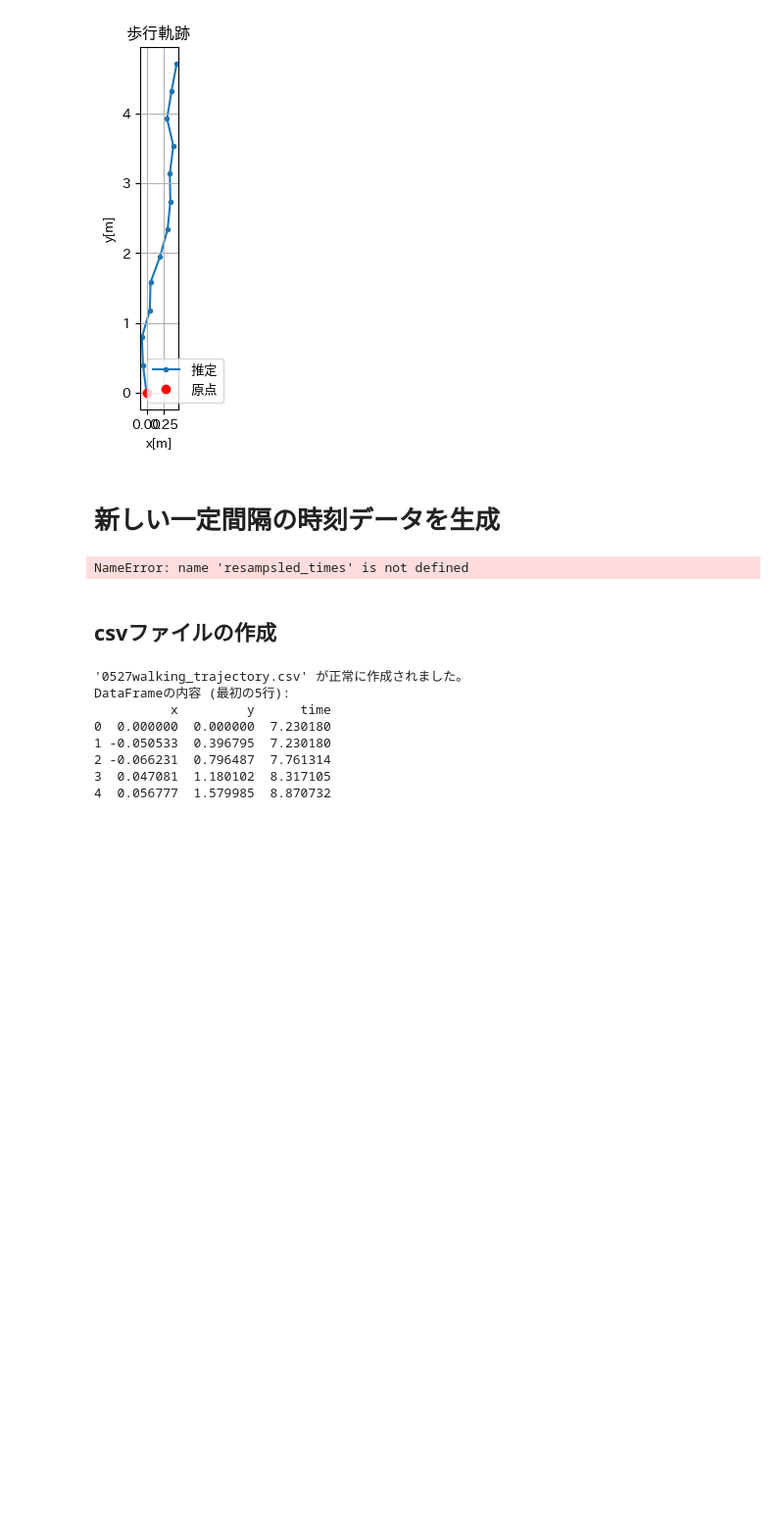
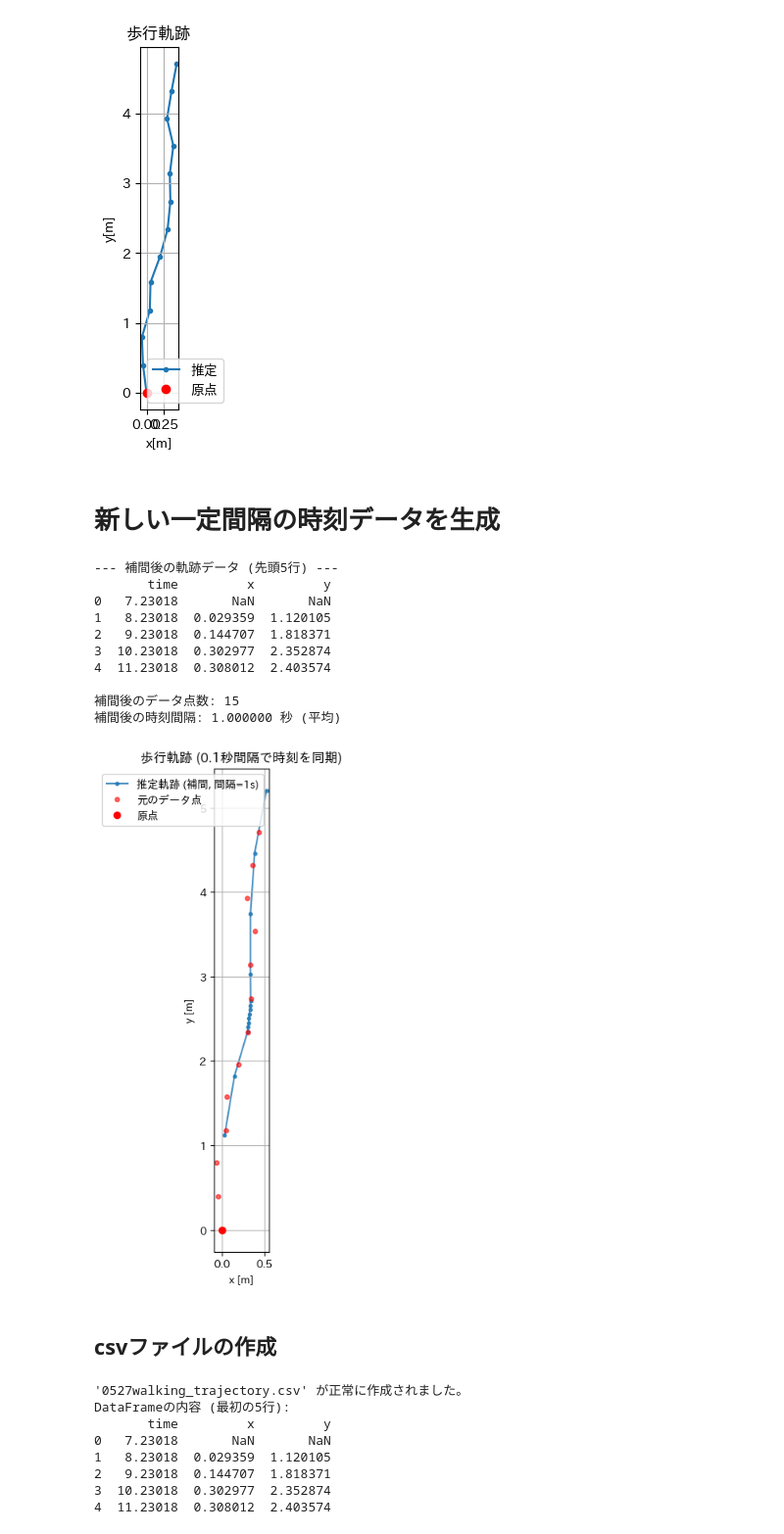
Before and after one commit to kajiLabTeam/pedestrian-behavior-comparison-system, a Jupyter notebook: 0527.ipynb, the cells around one changed output. Shown at 98% size. Cells and saved outputs as stored; diff of their text form; code cells hidden in the pictures; blank space fills up the shorter version.

```diff
--- a/0527.ipynb
+++ b/0527.ipynb
@@ -227,7 +227,7 @@ plt.show()
 # 新しい一定間隔の時刻データを生成
 # %%
 # サンプリング間隔の設定 (例: 0.01秒ごと)
-sampling_interval = 0.1 # この値を調整してください
+sampling_interval = 0.5 # この値を調整してください
 
 # ピーク時の軌跡の時刻データの最小値と最大値を取得
 min_time = point['time'].min()
@@ -257,45 +257,55 @@ print("\n--- 補間後の軌跡データ (先頭5行) ---")
 print(resampled_point.head())
 
 print(f"\n補間後のデータ点数: {len(resampled_point)}")
 print(f"補間後の時刻間隔: {resampled_point['time'].diff().mean():.6f} 秒 (平均)")
 
 
 
 # --- 5. 描画 ---
 plt.figure(figsize=(10, 8))
 
 # 補間された軌跡を描画
 plt.plot(resampled_point['x'], resampled_point['y'], '.-', label=f'推定軌跡 (補間, 間隔={sampling_interval}s)', zorder=1, alpha=0.8)
 
 # 元の不規則間隔の軌跡の点も重ねて表示（補間効果の確認用）
 plt.plot(point['x'], point['y'], 'o', markersize=4, color='red', alpha=0.6, label='元のデータ点')
 
 # 原点を赤で描画
 plt.plot(0, 0, 'ro', label='原点', zorder=2)
 
 # 軸を揃える
 plt.gca().set_aspect('equal', adjustable='box')
 
 plt.title('歩行軌跡 (0.1秒間隔で時刻を同期)')
 plt.xlabel('x [m]')
 plt.ylabel('y [m]')
 
 plt.grid(True)
 plt.legend()
 plt.show()
 # %% [output]
-NameError: name 'resampsled_times' is not defined
+--- 補間後の軌跡データ (先頭5行) ---
+       time         x         y
+0   7.23018       NaN       NaN
+1   8.23018  0.029359  1.120105
+2   9.23018  0.144707  1.818371
+3  10.23018  0.302977  2.352874
+4  11.23018  0.308012  2.403574
+
+補間後のデータ点数: 15
+補間後の時刻間隔: 1.000000 秒 (平均)
+[figure, added]
 # %% [markdown]
 ## csvファイルの作成
 # %%
 # 5. CSVファイルへの保存
 csv_file_name = '0527walking_trajectory.csv'
-if not point.empty:
+if not resampled_point.empty:
     try:
-        point.to_csv(csv_file_name, index=False)
+        resampled_point.to_csv(csv_file_name, index=False)
         print(f"'{csv_file_name}' が正常に作成されました。")
         print("DataFrameの内容 (最初の5行):")
-        print(point.head())
+        print(resampled_point.head())
     except Exception as e:
         print(f"CSVファイル保存中にエラーが発生しました: {e}")
 else:
@@ -303,9 +313,9 @@ else:
 # %% [output]
 '0527walking_trajectory.csv' が正常に作成されました。
 DataFrameの内容 (最初の5行):
-          x         y      time
-0  0.000000  0.000000  7.230180
-1 -0.050533  0.396795  7.230180
-2 -0.066231  0.796487  7.761314
-3  0.047081  1.180102  8.317105
-4  0.056777  1.579985  8.870732
+       time         x         y
+0   7.23018       NaN       NaN
+1   8.23018  0.029359  1.120105
+2   9.23018  0.144707  1.818371
+3  10.23018  0.302977  2.352874
+4  11.23018  0.308012  2.403574
```
Also changed, not shown: 3 other files.
